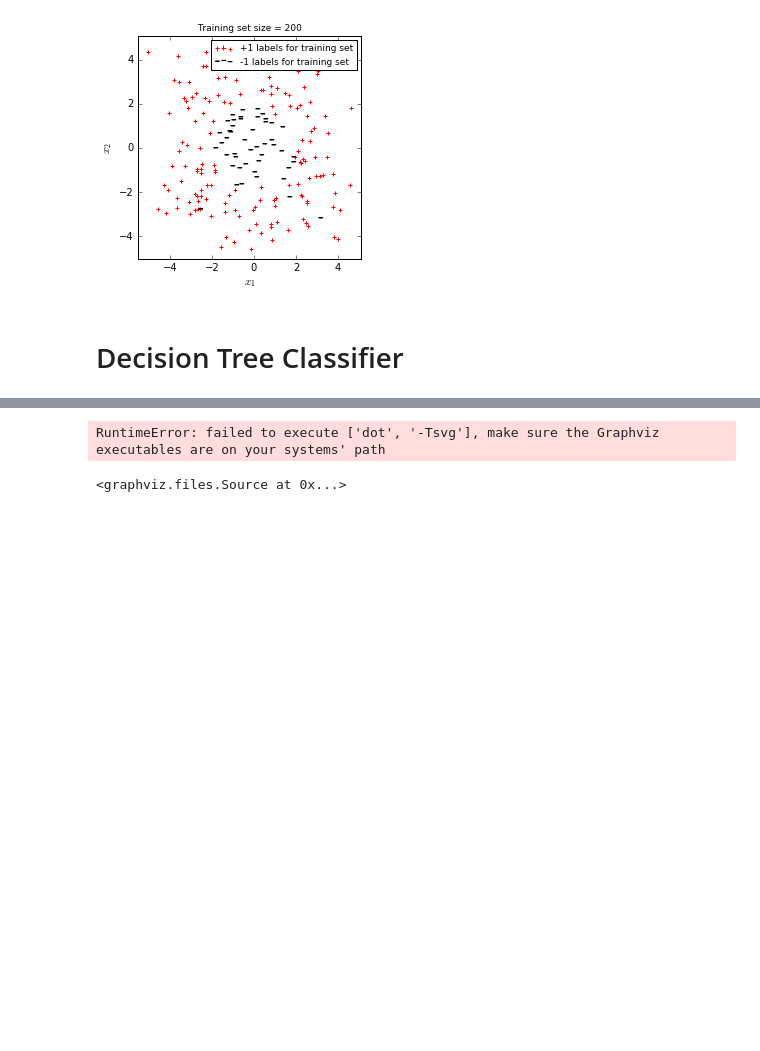
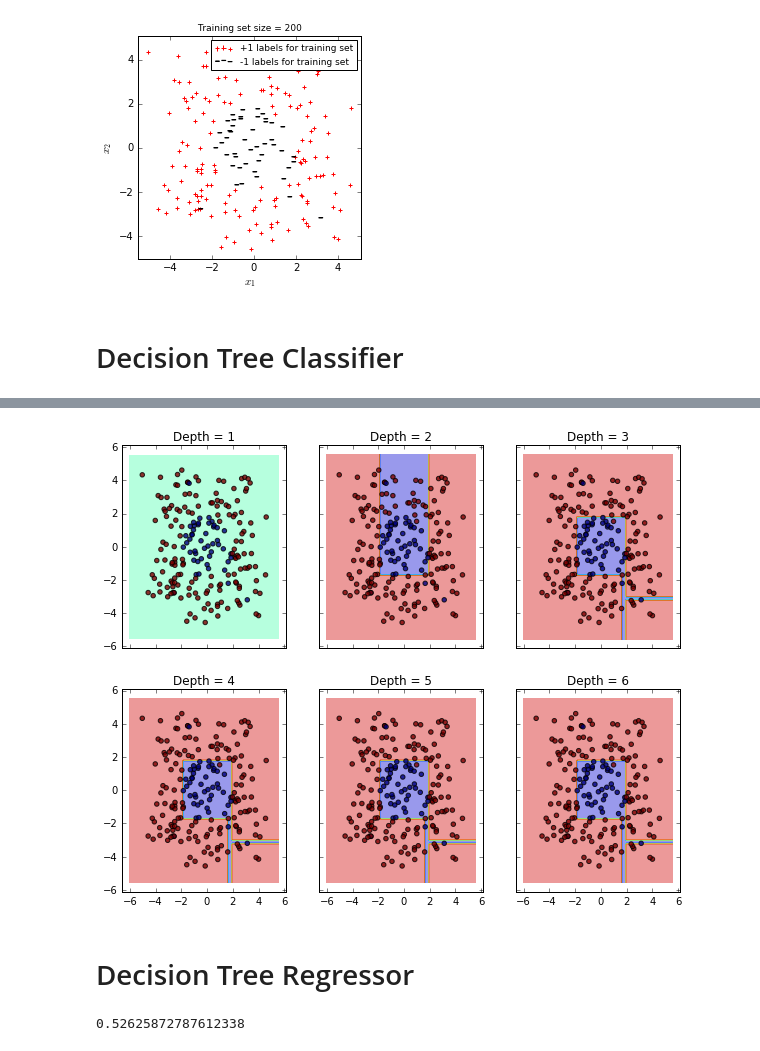
Before and after one commit to kimiliu1992/CART, a Jupyter notebook: CART.ipynb, the cells around one changed output, grey strips where cells are left out. Cells and saved outputs as stored; diff of their text form; code cells hidden in the pictures; blank space fills up the shorter version.

Commit message:
add tree plot and boundary decision plot

```diff
--- a/CART.ipynb
+++ b/CART.ipynb
@@ -60,4 +55,12 @@ def compute_entropy(train_label):
             entropy += -1. * prob * np.log(prob)
     return entropy
 
-#def compute_gini()
+def compute_gini(train_label):
+    label_cnt = Counter(train_label.reshape(len(train_label)))
+    prob_list = [value/float(sum(label_cnt.values())) for value in label_cnt.values()]
+    gini = 0.
+    for prob in prob_list:
+        gini += prob * (1 - prob)
+    return gini
+
+criterion_dict = {'gini': compute_gini, 'entropy': compute_entropy}
@@ -140,5 +121,7 @@ array([[-1.96174616,  4.61192419]])
 # %%
 from sklearn.tree import DecisionTreeClassifier, export_graphviz
 import graphviz
+
+clf = DecisionTreeClassifier(criterion='gini', max_depth=10, min_samples_split=5)
+clf.fit(x_train, y_train_label)
+export_graphviz(clf, out_file='tree.dot')
-# %%
-clf = DecisionTreeClassifier(criterion='entropy', max_depth=10, min_samples_split=5)
@@ -160,7 +129,0 @@ operable program or batch file.
-# %%
-with open("tree.dot") as f:
-    dot_graph = f.read()
-graphviz.Source(dot_graph)
-# %% [output]
-RuntimeError: failed to execute ['dot', '-Tsvg'], make sure the Graphviz executables are on your systems' path
-<graphviz.files.Source at 0x...>
@@ -166,0 +134,35 @@ RuntimeError: failed to execute ['dot', '-Tsvg'], make sure the Graphviz executa
+# %%
+# Loading some example data
+
+# Training classifiers
+clf1 = DTree(x_train, y_train_label, criterion='entropy', max_depth=1)
+clf2 = DTree(x_train, y_train_label, criterion='entropy', max_depth=2)
+clf3 = DTree(x_train, y_train_label, criterion='entropy', max_depth=3)
+clf4 = DTree(x_train, y_train_label, criterion='entropy', max_depth=4)
+clf5 = DTree(x_train, y_train_label, criterion='entropy', max_depth=5)
+clf6 = DTree(x_train, y_train_label, criterion='entropy', max_depth=6)
+
+# Plotting decision regions
+x_min, x_max = x_train[:, 0].min() - 1, x_train[:, 0].max() + 1
+y_min, y_max = x_train[:, 1].min() - 1, x_train[:, 1].max() + 1
+xx, yy = np.meshgrid(np.arange(x_min, x_max, 0.1),
+                     np.arange(y_min, y_max, 0.1))
+
+f, axarr = plt.subplots(2, 3, sharex='col', sharey='row', figsize=(10, 8))
+
+for idx, clf, tt in zip(product([0, 1], [0, 1, 2]),
+                        [clf1, clf2, clf3, clf4, clf5, clf6],
+                        ['Depth = {}'.format(n) for n in range(1, 7)]):
+
+    Z = np.array([clf.predict(x) for x in np.c_[xx.ravel(), yy.ravel()]])
+    Z = Z.reshape(xx.shape)
+
+    axarr[idx[0], idx[1]].contourf(xx, yy, Z, alpha=0.4)
+    axarr[idx[0], idx[1]].scatter(x_train[:, 0], x_train[:, 1], c=y_train_label, alpha=0.8)
+    axarr[idx[0], idx[1]].set_title(tt)
+
+plt.show()
+# %% [output]
+[figure, added]
+# %% [markdown]
+# Decision Tree Regressor
@@ -166,0 +174,4 @@ RuntimeError: failed to execute ['dot', '-Tsvg'], make sure the Graphviz executa
+# %%
+y_train.mean()
+# %% [output]
+0.52625872787612338
```
Also changed, not shown: parts of 16 cells of this notebook, 4 other files.
